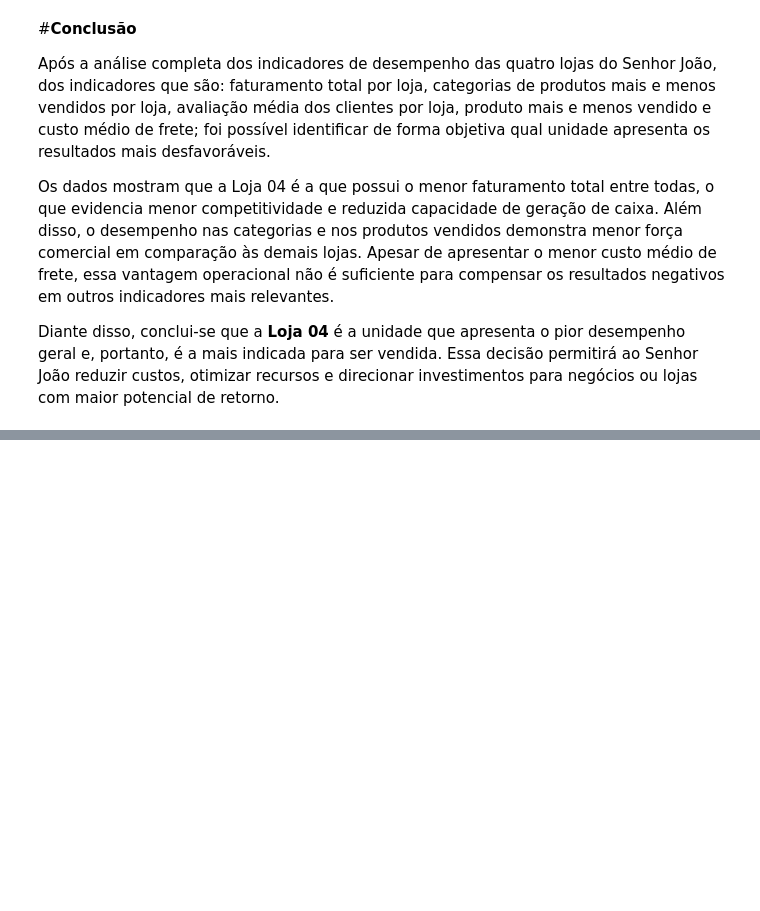
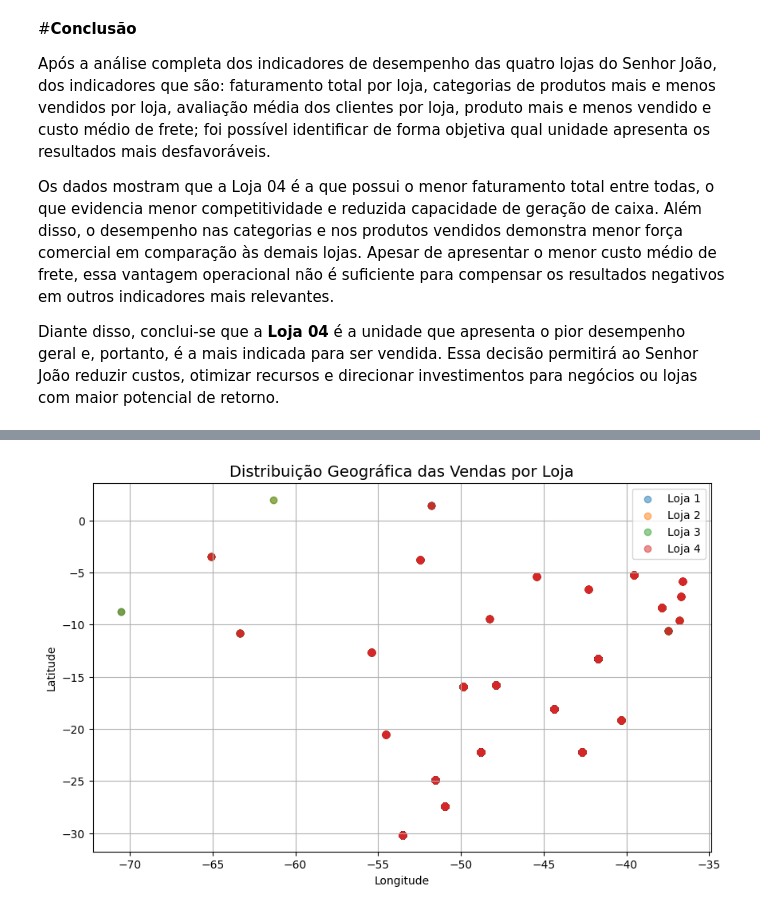
Before and after one commit to Arnaldo-Algave/challenge_Alura_store, a Jupyter notebook: AluraStoreBrasil.ipynb, the cells around one changed output, grey strips where cells are left out. Cells and saved outputs as stored; diff of their text form; code cells hidden in the pictures; blank space fills up the shorter version.

```diff
--- a/AluraStoreBrasil.ipynb
+++ b/AluraStoreBrasil.ipynb
@@ -267,3 +267,10 @@ Após a análise completa dos indicadores de desempenho das quatro lojas do Senh
 Os dados mostram que a Loja 04 é a que possui o menor faturamento total entre todas, o que evidencia menor competitividade e reduzida capacidade de geração de caixa. Além disso, o desempenho nas categorias e nos produtos vendidos demonstra menor força comercial em comparação às demais lojas. Apesar de apresentar o menor custo médio de frete, essa vantagem operacional não é suficiente para compensar os resultados negativos em outros indicadores mais relevantes.
 
 Diante disso, conclui-se que a **Loja 04** é a unidade que apresenta o pior desempenho geral e, portanto, é a mais indicada para ser vendida. Essa decisão permitirá ao Senhor João reduzir custos, otimizar recursos e direcionar investimentos para negócios ou lojas com maior potencial de retorno.
+# %%
+# Garantindo que lat e lon existem e estão limpos
+lojas_unificadas['lat'] = lojas_unificadas['lat'].astype(float)
+lojas_unificadas['lon'] = lojas_unificadas['lon'].astype(float)
+
+# Conferindo se há valores faltantes
+lojas_unificadas[['lat', 'lon']].isna().sum()
@@ -269,0 +282,20 @@ Diante disso, conclui-se que a **Loja 04** é a unidade que apresenta o pior des
+# %%
+import matplotlib.pyplot as plt
+
+plt.figure(figsize=(10,6))
+
+for loja_nome, dados in lojas_unificadas.groupby('Loja'):
+    plt.scatter(
+        dados['lon'], dados['lat'],
+        label=loja_nome,
+        alpha=0.5
+    )
+
+plt.title("Distribuição Geográfica das Vendas por Loja", fontsize=14)
+plt.xlabel("Longitude")
+plt.ylabel("Latitude")
+plt.legend()
+plt.grid(True)
+plt.show()
+# %% [output]
+[figure, added]
```
Also changed, not shown: parts of 5 cells of this notebook.
